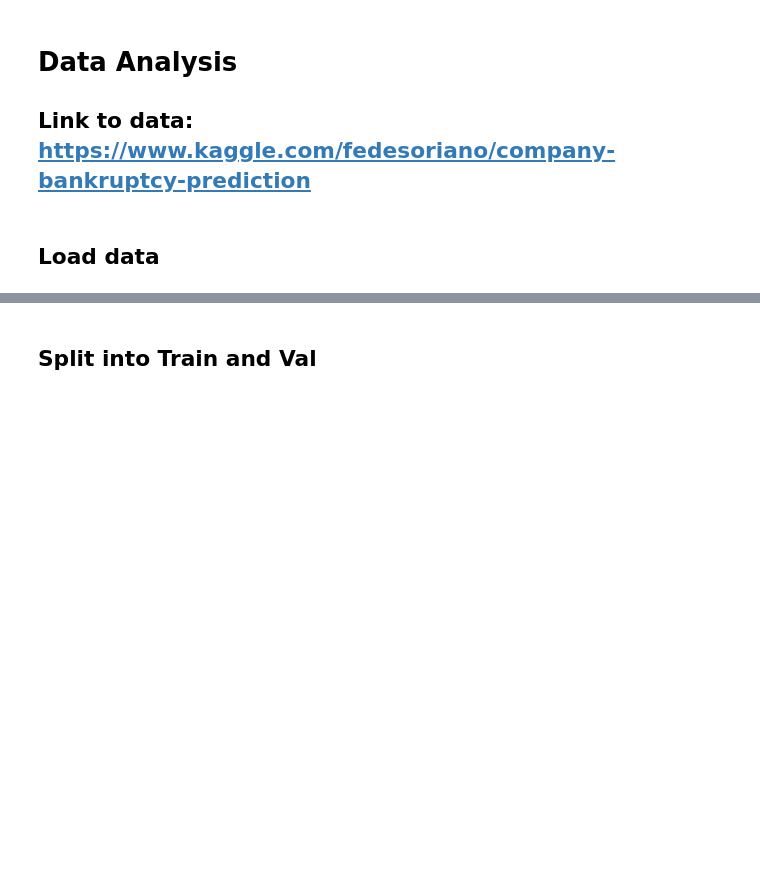
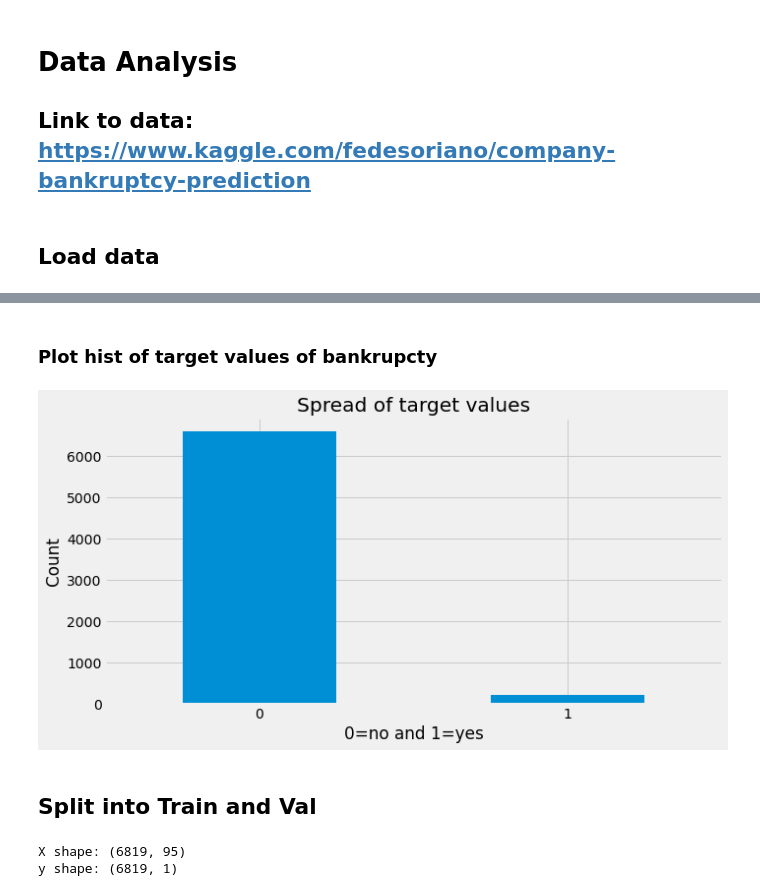
Before and after one commit to EnriqueNueve/CUB-Data-Science-Team-2022, a Jupyter notebook: ml_dev_tutorial/Data/dataPrep.ipynb, the cells around one changed output, grey strips where cells are left out. Drawn from its saved outputs; the diff is of its cells as text; code cells hidden in the pictures; blank space fills up the shorter version.

```diff
--- a/ml_dev_tutorial/Data/dataPrep.ipynb
+++ b/ml_dev_tutorial/Data/dataPrep.ipynb
@@ -5,8 +5,10 @@
 # Import packages
 import numpy as np
 import pandas as pd
-import matplotlib.pyplot as plt
+from sklearn.preprocessing import MinMaxScaler
 from sklearn.model_selection import train_test_split
+from pprint import pprint
+from pickle import dump
 from random import sample as r_sample
 
 # Pandas df print formating
@@ -15,6 +17,13 @@ pd.set_option('display.max_columns', None)
 pd.set_option('display.width', 75)
 pd.set_option('display.colheader_justify', 'center')
 pd.set_option('display.precision', 3)
+
+# Plotting packages
+import matplotlib.pyplot as plt
+import seaborn as sns
+
+plt.rcParams['figure.figsize'] = (10, 5)
+plt.style.use('fivethirtyeight')
 # %% [markdown]
 ## Load data
 # %%
@@ -25,2 +103,20 @@ print(raw_data.describe())
+# %% [markdown]
+### Plot hist of target values of bankrupcty
+# %%
+dist_y_plot = raw_data["Bankrupt?"].value_counts().plot(kind='bar',rot=0)
+plt.title("Spread of target values")
+plt.ylabel("Count")
+plt.xlabel("0=no and 1=yes")
+plt.show(dist_y_plot)
+# %% [output]
+[figure, added]
 # %% [markdown]
 ## Split into Train and Val
+# %%
+col_names = raw_data.columns
+X, y = pd.DataFrame(raw_data.iloc[:,1:]), pd.DataFrame(raw_data.iloc[:,0])
+print("X shape: {}".format(X.shape))
+print("y shape: {}".format(y.shape))
+# %% [output]
+X shape: (6819, 95)
+y shape: (6819, 1)
```
Also changed, not shown: parts of 16 cells of this notebook.
